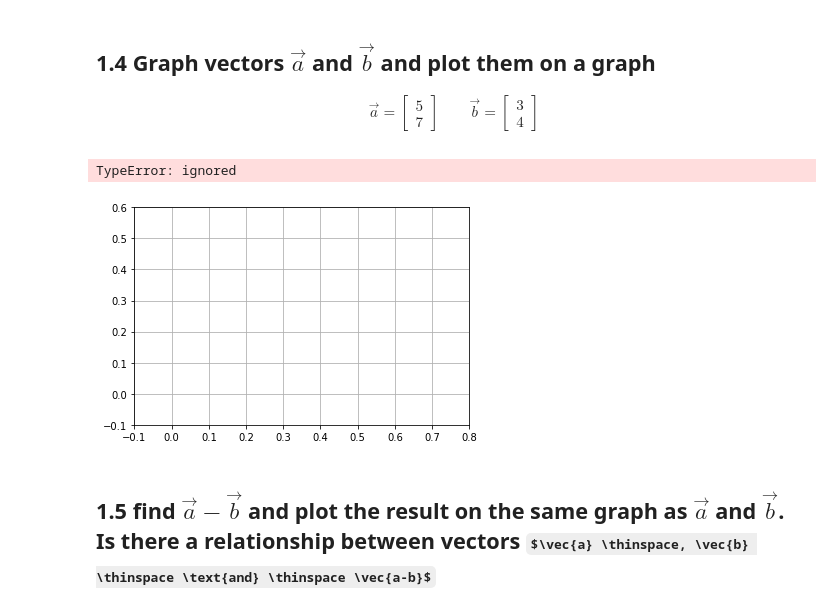
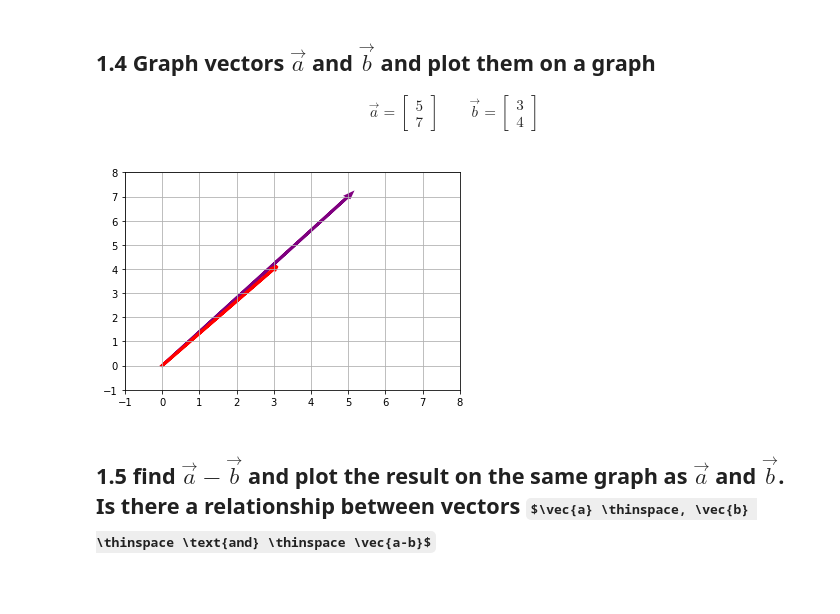
Before and after one commit to crd3cc04/DS-Unit-1-Sprint-3-Linear-Algebra, a Jupyter notebook: module1-vectors-and-matrices/Copy_of_LS_DS_131_Vectors_and_Matrices_Assignment.ipynb, the cells around one changed output. Saved outputs shown, nothing was run; the diff lists cells and outputs as text; code cells hidden in the pictures; some formulas as TeX source.

```diff
--- a/module1-vectors-and-matrices/Copy_of_LS_DS_131_Vectors_and_Matrices_Assignment.ipynb
+++ b/module1-vectors-and-matrices/Copy_of_LS_DS_131_Vectors_and_Matrices_Assignment.ipynb
@@ -175,32 +176,19 @@ plt.show()
 \vec{b} = \begin{bmatrix} 3 \\4 \end{bmatrix}
 \end{align}
 # %%
-a=([5],[7])
-b=([3],[4])
+a=np.array([5,7])
+# %%
+b=np.array([3,4])
 # %%
 fig, ax = plt.subplots()
 ax.grid()
-plt.xlim(-.1, .8)
-plt.ylim(-.1, .6)
-plt.arrow(0, 0,
-          a[0],
-          a[1],
-          head_width=.03,
-          head_length=.03,
-          linewidth=3,
-          color='orange'
-          );
+plt.xlim(-1,8)
+plt.ylim(-1,8)
 
-plt.arrow(0,0,
-          b[0],
-          b[1],
-          head_width=.03,
-          head_length=.03,
-          linewidth=3,
-          color='dodgerblue'
-          );
+plt.arrow(0,0, a[0], a[1], head_width=.1, linewidth=3, color='purple')
+plt.arrow(0,0, b[0], b[1], head_width=.1, linewidth=3, color='red')
+plt.show;
 # %% [output]
-TypeError: ignored
-[figure, old version]
+[figure, new version]
 # %% [markdown]
 ## 1.5 find $\vec{a} - \vec{b}$ and plot the result on the same graph as $\vec{a}$ and $\vec{b}$. Is there a relationship between vectors $\vec{a} \thinspace, \vec{b} \thinspace \text{and} \thinspace \vec{a-b}$
```
Also changed, not shown: parts of 39 cells of this notebook.
